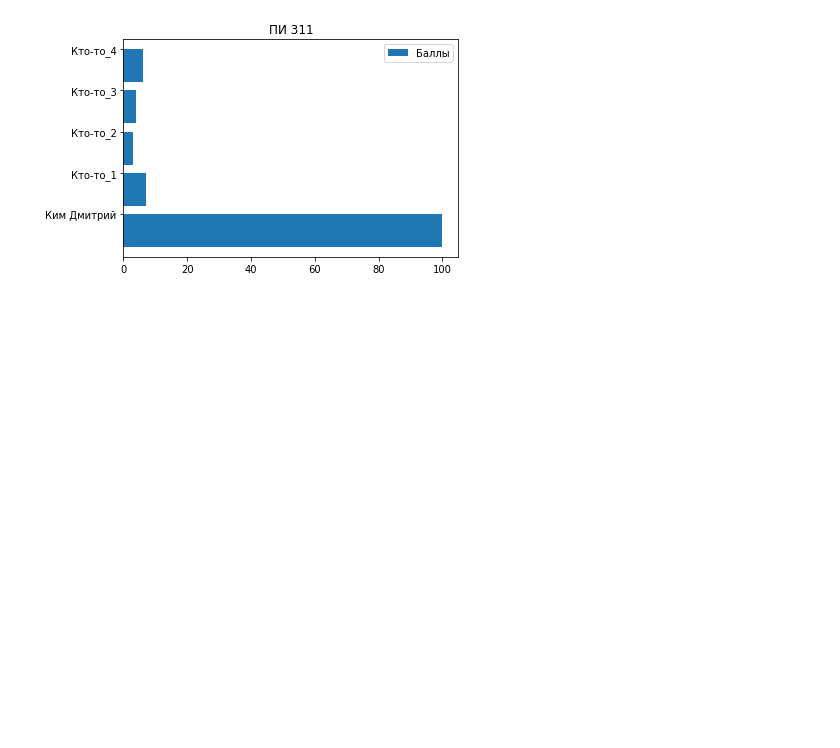
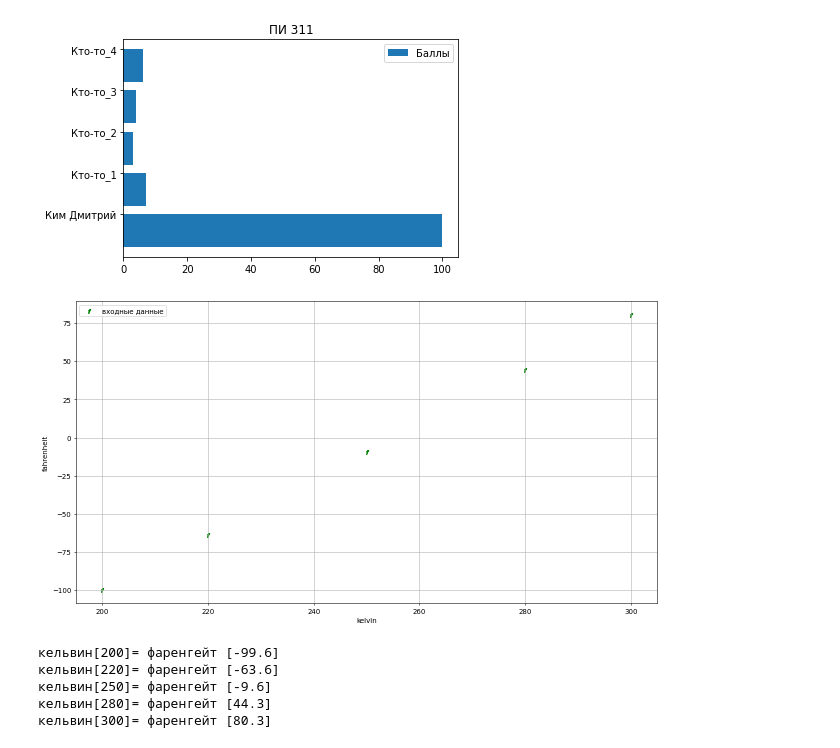
Before and after one commit to KimDmitriyR/Kim-Dmitriy-Romanovich-PI-311, a Jupyter notebook: Laba6_3.ipynb, the cells around one changed output. Cells and saved outputs as stored; diff of their text form; code cells hidden in the pictures; blank space fills up the shorter version.

```diff
--- a/Laba6_3.ipynb
+++ b/Laba6_3.ipynb
@@ -35,3 +35,26 @@ plt.legend()
 plt.show()
 # %% [output]
 [figure]
+# %%
+kelvin = [[200], [220], [250], [280], [300]]
+fahrenheit = [[-99.6], [-63.6], [-9.6], [44.3], [80.3]]
+# %%
+import matplotlib.pyplot as plt
+plt.figure(figsize=(15,8), dpi=50)
+plt.scatter(kelvin, fahrenheit, label='входные данные', color='green', marker='$f$');
+plt.xlabel('kelvin')
+plt.ylabel('fahrenheit')
+plt.legend()
+plt.grid(True)
+plt.show()
+# %% [output]
+[figure, added]
+# %%
+for c,f in zip(kelvin, fahrenheit):
+  print(f'кельвин{c}= фаренгейт {f}')
+# %% [output]
+кельвин[200]= фаренгейт [-99.6]
+кельвин[220]= фаренгейт [-63.6]
+кельвин[250]= фаренгейт [-9.6]
+кельвин[280]= фаренгейт [44.3]
+кельвин[300]= фаренгейт [80.3]
```
Also changed, not shown: parts of 13 cells of this notebook.
